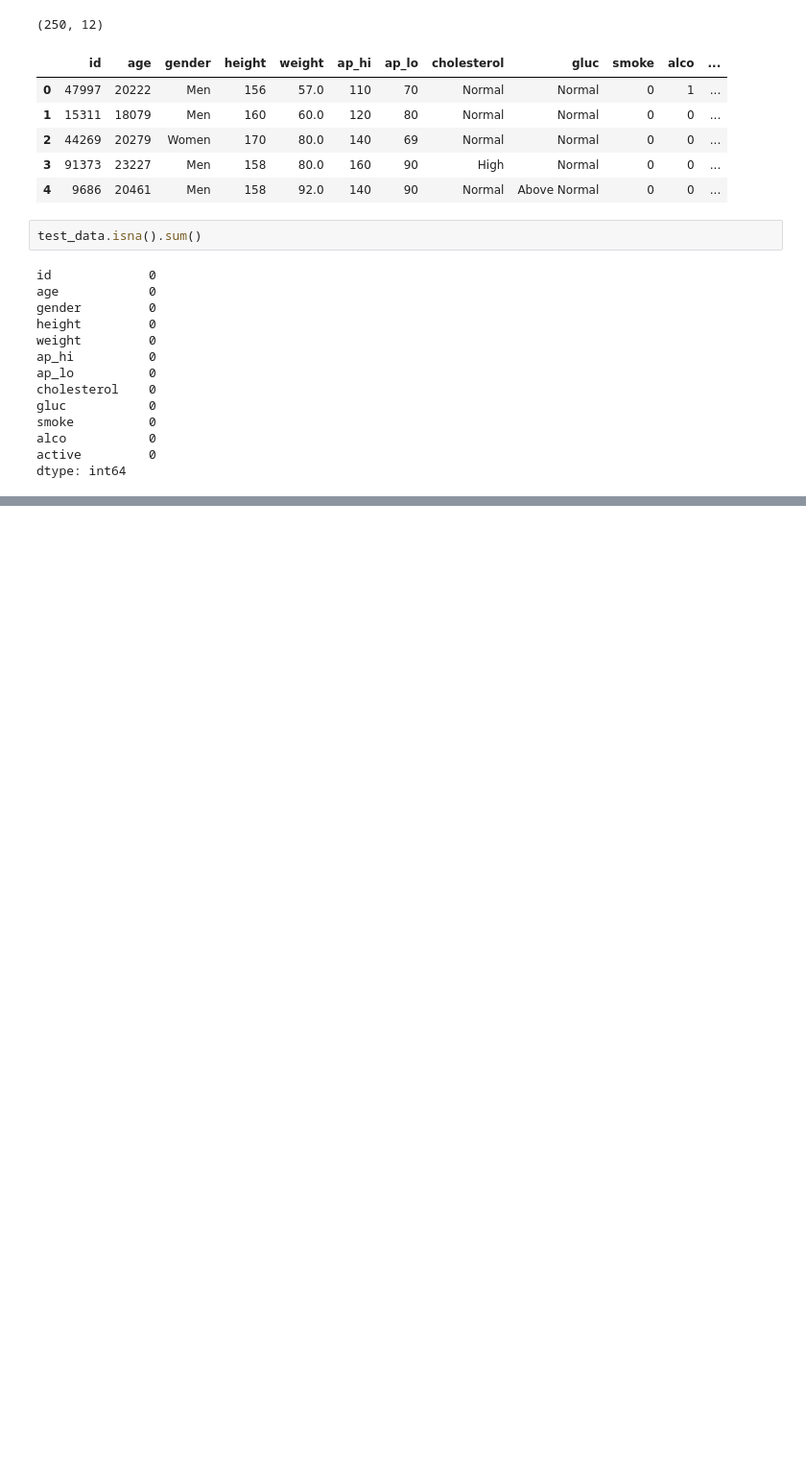
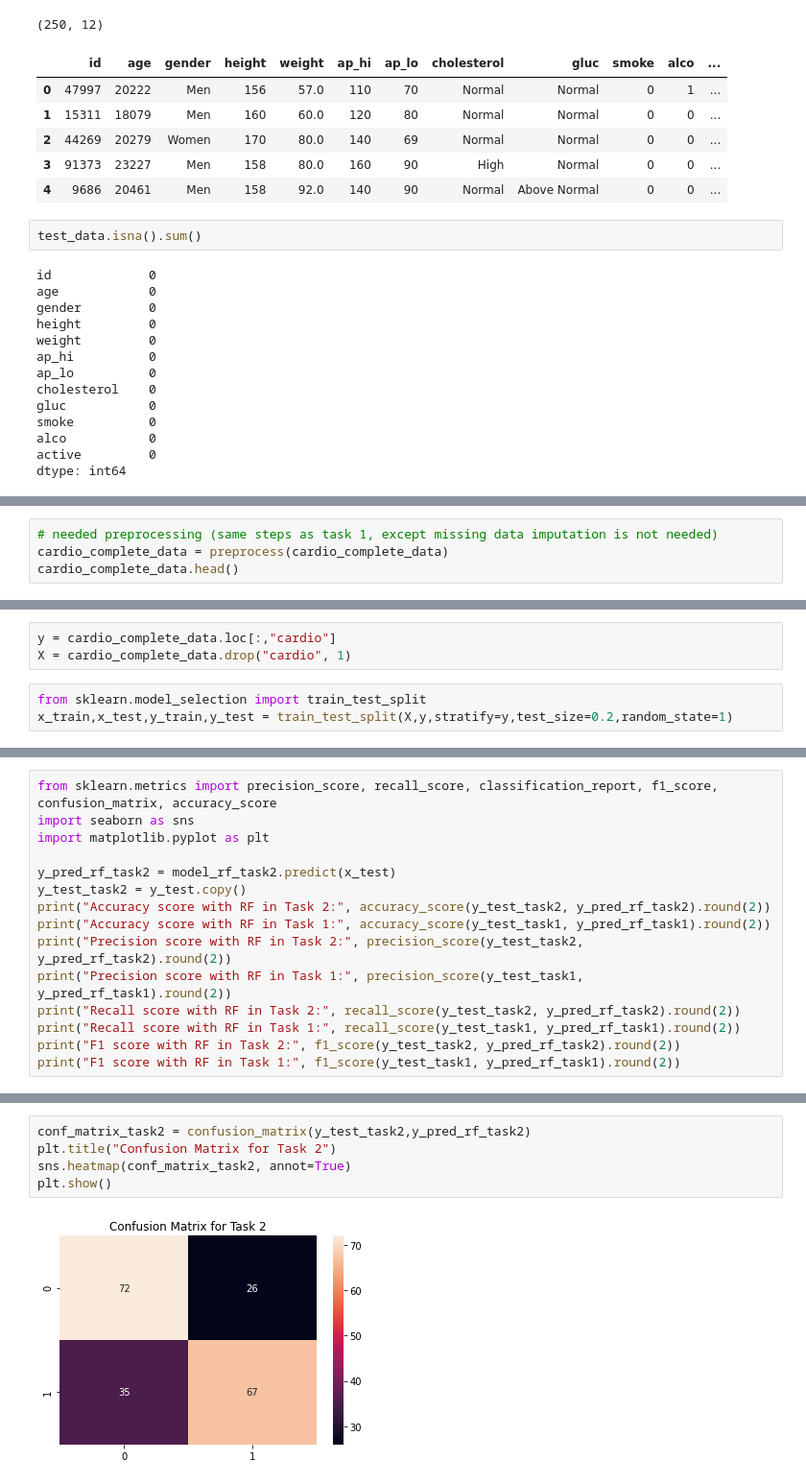
Before and after one commit to srpanchal/Predict-Cardio-Disease-Machine-Learning, a Jupyter notebook: Lab1_Saurabh_Panchal.ipynb, the cells around one changed output, grey strips where cells are left out. Shown: that part at 96% size. Cells and saved outputs as stored; diff of their text form; blank space fills up the shorter version.

```diff
--- a/Lab1_Saurabh_Panchal.ipynb
+++ b/Lab1_Saurabh_Panchal.ipynb
@@ -1217,0 +1223,4 @@ df_result_final.to_csv("submissions/voting.csv", index=False)
+# %%
+# needed preprocessing (same steps as task 1, except missing data imputation is not needed)
+cardio_complete_data = preprocess(cardio_complete_data)
+cardio_complete_data.head()
@@ -1217,0 +1234,6 @@ df_result_final.to_csv("submissions/voting.csv", index=False)
+# %%
+y = cardio_complete_data.loc[:,"cardio"]
+X = cardio_complete_data.drop("cardio", 1)
+# %%
+from sklearn.model_selection import train_test_split
+x_train,x_test,y_train,y_test = train_test_split(X,y,stratify=y,test_size=0.2,random_state=1)
@@ -1217,0 +1245,15 @@ df_result_final.to_csv("submissions/voting.csv", index=False)
+# %%
+from sklearn.metrics import precision_score, recall_score, classification_report, f1_score, confusion_matrix, accuracy_score
+import seaborn as sns
+import matplotlib.pyplot as plt
+
+y_pred_rf_task2 = model_rf_task2.predict(x_test)
+y_test_task2 = y_test.copy()
+print("Accuracy score with RF in Task 2:", accuracy_score(y_test_task2, y_pred_rf_task2).round(2))
+print("Accuracy score with RF in Task 1:", accuracy_score(y_test_task1, y_pred_rf_task1).round(2))
+print("Precision score with RF in Task 2:", precision_score(y_test_task2, y_pred_rf_task2).round(2))
+print("Precision score with RF in Task 1:", precision_score(y_test_task1, y_pred_rf_task1).round(2))
+print("Recall score with RF in Task 2:", recall_score(y_test_task2, y_pred_rf_task2).round(2))
+print("Recall score with RF in Task 1:", recall_score(y_test_task1, y_pred_rf_task1).round(2))
+print("F1 score with RF in Task 2:", f1_score(y_test_task2, y_pred_rf_task2).round(2))
+print("F1 score with RF in Task 1:", f1_score(y_test_task1, y_pred_rf_task1).round(2))
@@ -1217,0 +1276,7 @@ df_result_final.to_csv("submissions/voting.csv", index=False)
+# %%
+conf_matrix_task2 = confusion_matrix(y_test_task2,y_pred_rf_task2)
+plt.title("Confusion Matrix for Task 2")
+sns.heatmap(conf_matrix_task2, annot=True)
+plt.show()
+# %% [output]
+[figure, added]
```
Also changed, not shown: parts of 43 cells of this notebook, 1 other file.
